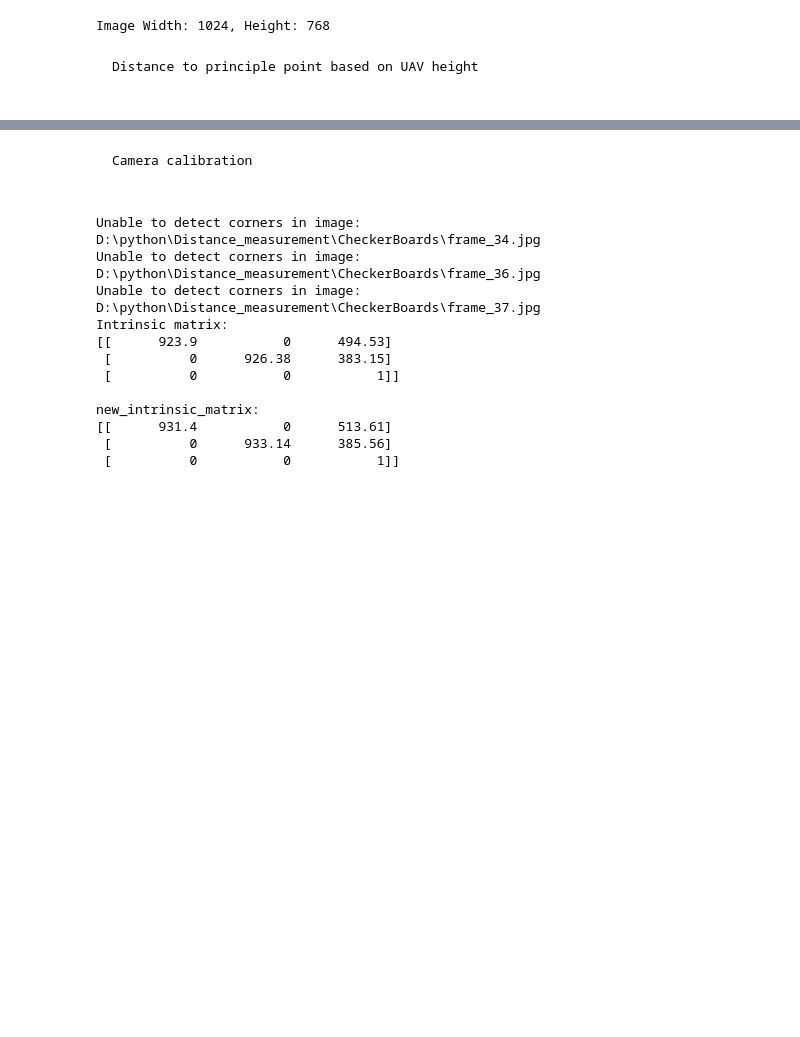
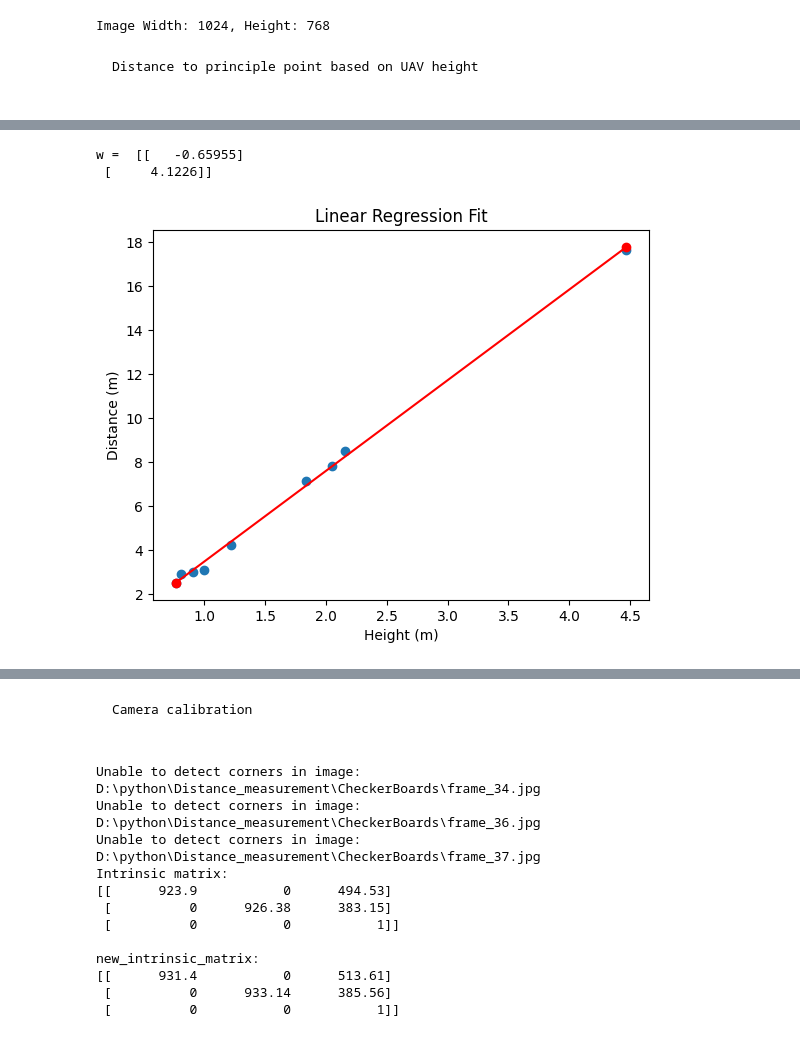
Before and after one commit to nhchung11/Distance-estimation-based-on-one-camera, a Jupyter notebook: main/Distance.ipynb, the cells around one changed output, grey strips where cells are left out. Drawn from its saved outputs; the diff is of its cells as text; code cells hidden in the pictures; blank space fills up the shorter version.

```diff
--- a/main/Distance.ipynb
+++ b/main/Distance.ipynb
@@ -73,0 +99,27 @@ print(df.iloc[:, :4])
+# %%
+# Building Xbar
+X = x_cleaned.values.reshape(-1, 1)
+y = y_cleaned.values.reshape(-1, 1)
+one = np.ones((X.shape[0], 1))
+Xbar = np.concatenate((one, X), axis = 1)
+A = np.dot(Xbar.T, Xbar)
+b = np.dot(Xbar.T, y)
+w = np.dot(np.linalg.pinv(A), b)
+print('w = ', w)
+
+# Preparing the fitting line
+w_0 = w[0][0]
+w_1 = w[1][0]
+x0 = np.linspace(np.min(X), np.max(X), 2)  # Adjusted to cover the range of X
+y0 = w_0 + w_1*x0
+
+plt.scatter(X, y)  # data
+plt.plot(x0, y0, '-ro')  # the fitting line
+plt.xlabel('Height (m)')
+plt.ylabel('Distance (m)')
+plt.title('Linear Regression Fit')
+plt.show()
+# %% [output]
+w =  [[   -0.65955]
+ [     4.1226]]
+[figure, added]
```
Also changed, not shown: parts of 14 cells of this notebook, 24 other files.
